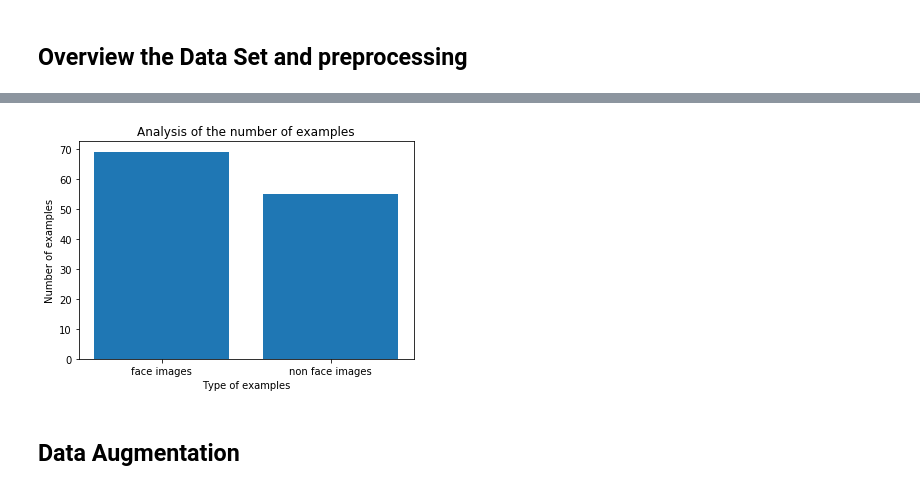
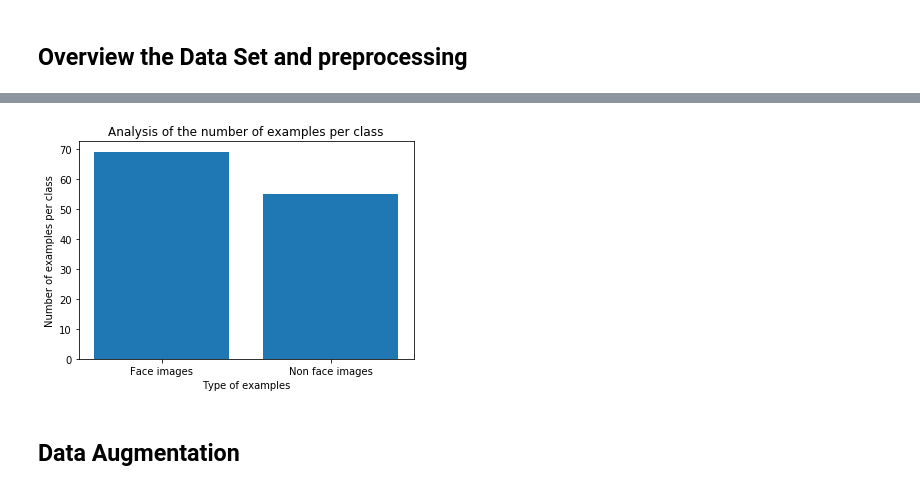
Before and after one commit to vascoalramos/image-face-detection, a Jupyter notebook: DataSet Overview.ipynb, the cells around one changed output, grey strips where cells are left out. Drawn from its saved outputs; the diff is of its cells as text; code cells hidden in the pictures.

```diff
--- a/DataSet Overview.ipynb
+++ b/DataSet Overview.ipynb
@@ -34,30 +21,0 @@ def show_read_image(file):
-# %%
-# load data set and show images
-show_face_list = []
-for filename in glob.glob("face_detection_data/face/*.png"):
-    img = show_read_image(filename)
-    show_face_list.append(img)
-
-show_non_face_list = []
-for filename in glob.glob("face_detection_data/non-face/*.png"):
-    img = show_read_image(filename)
-    show_non_face_list.append(img)
-
-plt.subplot(1, 2, 1)
-plt.imshow(show_face_list[50], cmap="gray")
-plt.axis("off")
-plt.subplot(1, 2, 2)
-plt.imshow(show_non_face_list[0], cmap="gray")
-plt.axis("off")
-plt.show()
-
-# Pre processing the dataset
-face_list = []
-for filename in glob.glob("face_detection_data/face/*.png"):
-    img = read_image(filename)
-    face_list.append(img)
-
-non_face_list = []
-for filename in glob.glob("face_detection_data/non-face/*.png"):
-    img = read_image(filename)
-    non_face_list.append(img)
@@ -66,11 +43,11 @@ for filename in glob.glob("face_detection_data/non-face/*.png"):
 # %%
-plt.bar(["face images","non face images"], [len(show_face_list), len(show_non_face_list)])
-plt.ylabel("Number of examples")
+plt.bar(["Face images","Non face images"], [len(face_list), len(non_face_list)])
+plt.ylabel("Number of examples per class")
 plt.xlabel("Type of examples")
-plt.title("Analysis of the number of examples")
+plt.title("Analysis of the number of examples per class")
 plt.show()
 # %% [output]
-[figure, old version]
+[figure, new version]
 # %% [markdown]
 ## Data Augmentation
 # %%
```
Also changed, not shown: parts of 4 cells of this notebook.
